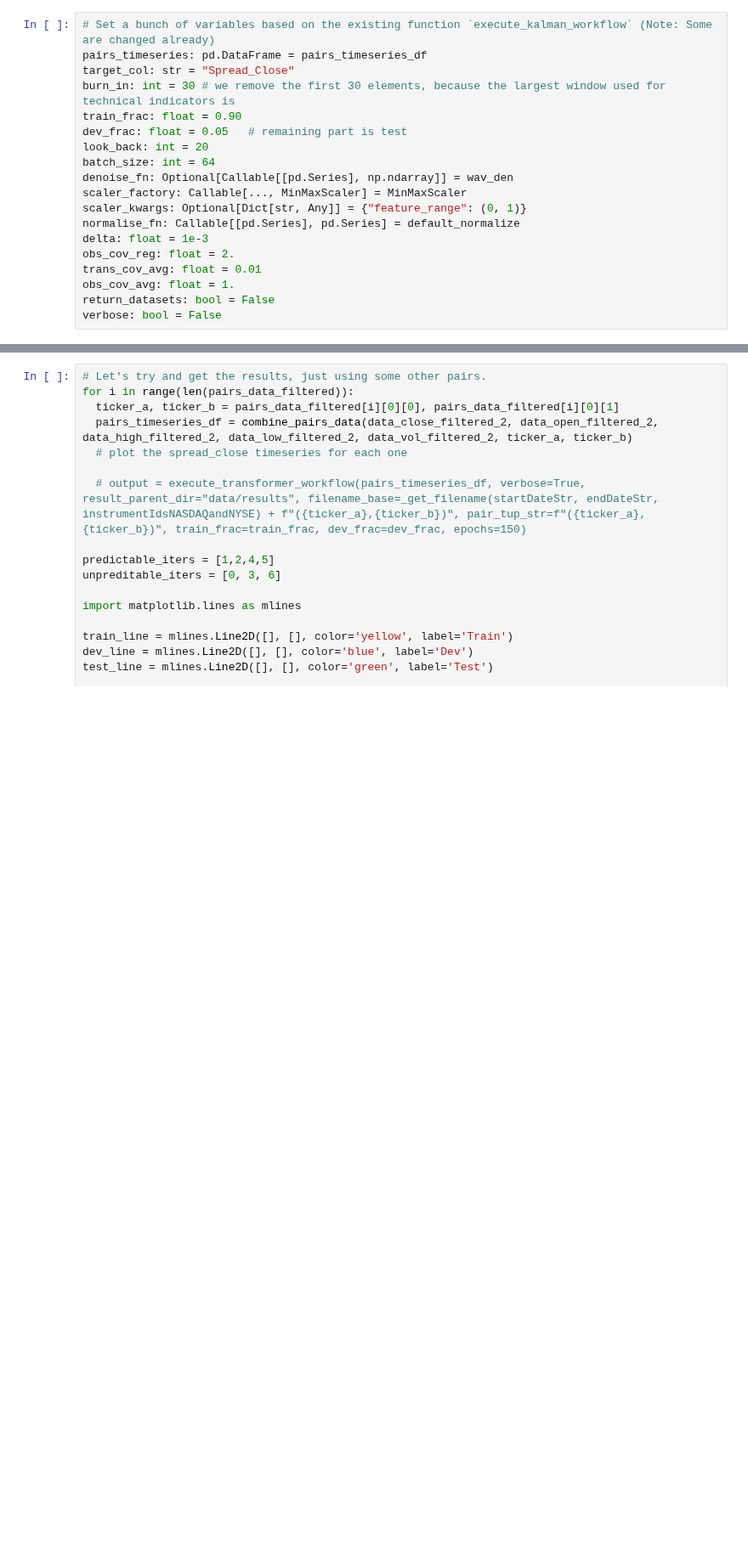
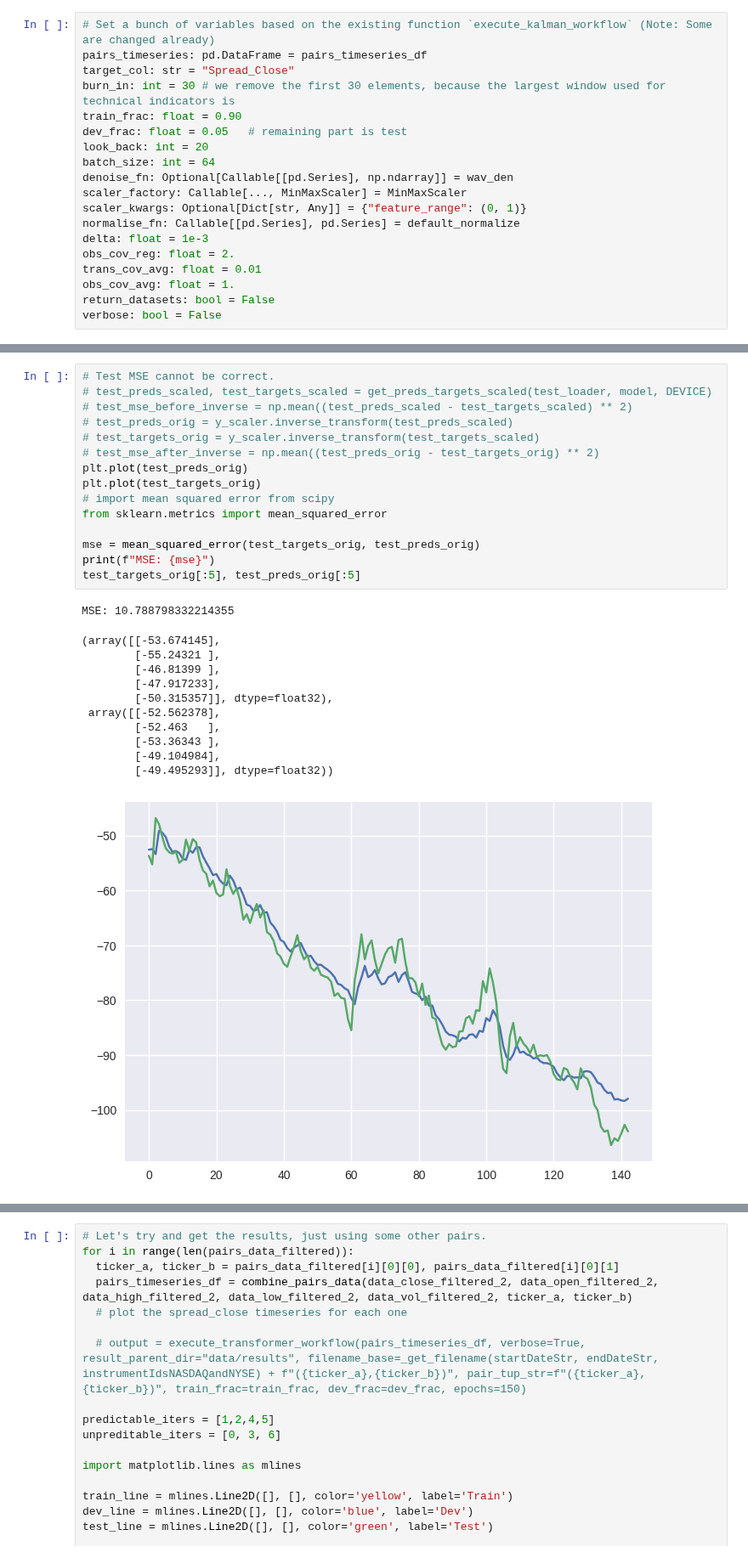
Before and after one commit to maviddoerdijk/bsc-thesis, a Jupyter notebook: exp/train_transformer.ipynb, the cells around one changed output, grey strips where cells are left out. Shown at 85% size. Drawn from its saved outputs; the diff is of its cells as text; blank space fills up the shorter version.

```diff
--- a/exp/train_transformer.ipynb
+++ b/exp/train_transformer.ipynb
@@ -547,0 +962,28 @@ Plot filenames: {'yoy_returns': 'data_2007_01_01_2021_12_31_4416cb3b_plot_thresh
+# %%
+# Test MSE cannot be correct.
+# test_preds_scaled, test_targets_scaled = get_preds_targets_scaled(test_loader, model, DEVICE)
+# test_mse_before_inverse = np.mean((test_preds_scaled - test_targets_scaled) ** 2)
+# test_preds_orig = y_scaler.inverse_transform(test_preds_scaled)
+# test_targets_orig = y_scaler.inverse_transform(test_targets_scaled)
+# test_mse_after_inverse = np.mean((test_preds_orig - test_targets_orig) ** 2)
+plt.plot(test_preds_orig)
+plt.plot(test_targets_orig)
+# import mean squared error from scipy
+from sklearn.metrics import mean_squared_error
+
+mse = mean_squared_error(test_targets_orig, test_preds_orig)
+print(f"MSE: {mse}")
+test_targets_orig[:5], test_preds_orig[:5]
+# %% [output]
+MSE: 10.788798332214355
+(array([[-53.674145],
+        [-55.24321 ],
+        [-46.81399 ],
+        [-47.917233],
+        [-50.315357]], dtype=float32),
+ array([[-52.562378],
+        [-52.463   ],
+        [-53.36343 ],
+        [-49.104984],
+        [-49.495293]], dtype=float32))
+[figure, added]
```
Also changed, not shown: parts of 10 cells of this notebook.
